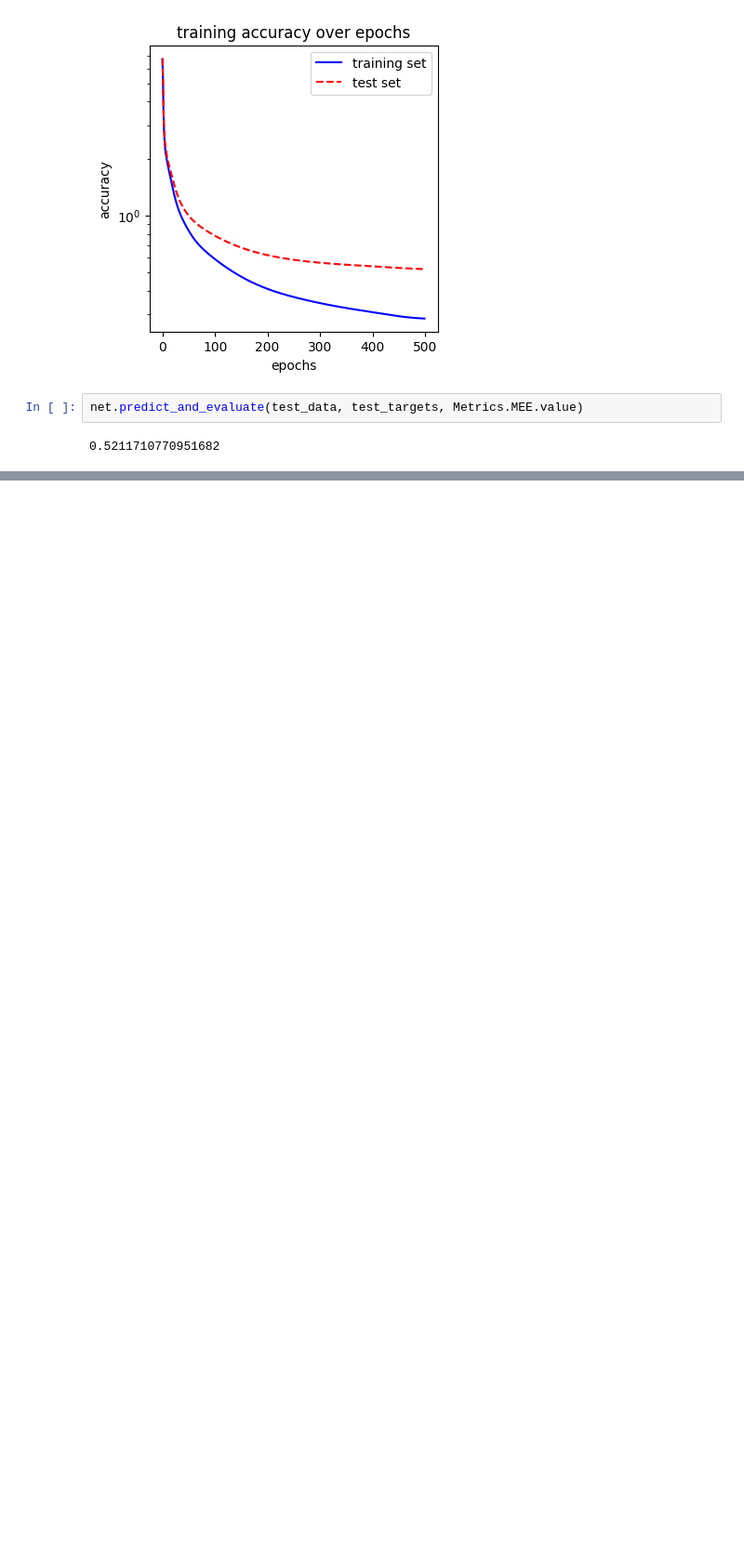
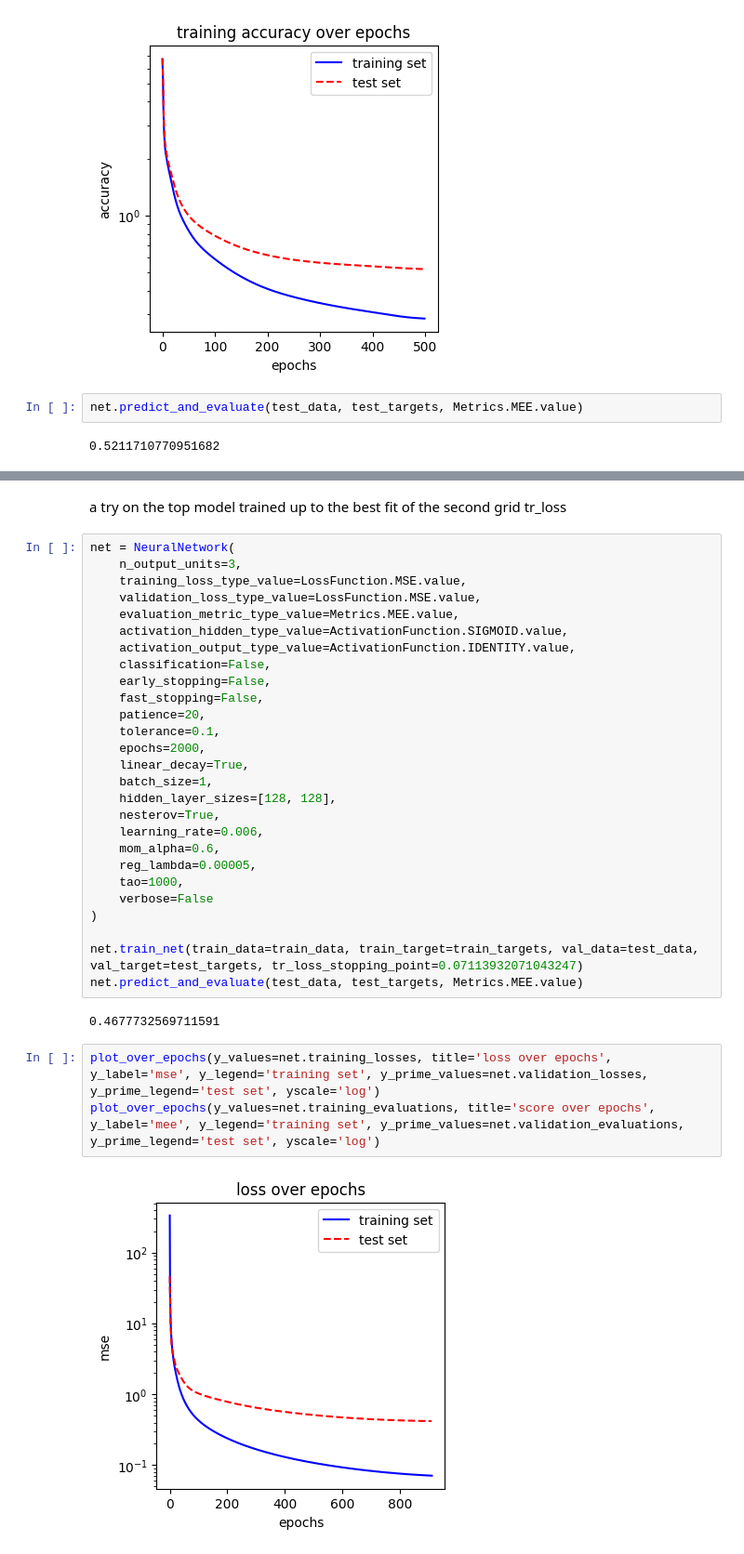
Before and after one commit to nicolapitzalis/Fully-Connected-NN-Implementation, a Jupyter notebook: ml_cup.ipynb, the cells around one changed output, grey strips where cells are left out. Shown at 93% size. Drawn from its saved outputs; the diff is of its cells as text; blank space fills up the shorter version.

```diff
--- a/ml_cup.ipynb
+++ b/ml_cup.ipynb
@@ -303,0 +348,36 @@ net.predict_and_evaluate(test_data, test_targets, Metrics.MEE.value)
+# %% [markdown]
+a try on the top model trained up to the best fit of the second grid tr_loss
+# %%
+net = NeuralNetwork(
+    n_output_units=3,
+    training_loss_type_value=LossFunction.MSE.value,
+    validation_loss_type_value=LossFunction.MSE.value,
+    evaluation_metric_type_value=Metrics.MEE.value,
+    activation_hidden_type_value=ActivationFunction.SIGMOID.value,
+    activation_output_type_value=ActivationFunction.IDENTITY.value,
+    classification=False,
+    early_stopping=False,
+    fast_stopping=False,
+    patience=20,
+    tolerance=0.1,
+    epochs=2000,
+    linear_decay=True,
+    batch_size=1,
+    hidden_layer_sizes=[128, 128],
+    nesterov=True,
+    learning_rate=0.006,
+    mom_alpha=0.6,
+    reg_lambda=0.00005,
+    tao=1000,
+    verbose=False
+)
+
+net.train_net(train_data=train_data, train_target=train_targets, val_data=test_data, val_target=test_targets, tr_loss_stopping_point=0.07113932071043247)
+net.predict_and_evaluate(test_data, test_targets, Metrics.MEE.value)
+# %% [output]
+0.4677732569711591
+# %%
+plot_over_epochs(y_values=net.training_losses, title='loss over epochs', y_label='mse', y_legend='training set', y_prime_values=net.validation_losses, y_prime_legend='test set', yscale='log')
+plot_over_epochs(y_values=net.training_evaluations, title='score over epochs', y_label='mee', y_legend='training set', y_prime_values=net.validation_evaluations, y_prime_legend='test set', yscale='log')
+# %% [output]
+[figure, added]
```
Also changed, not shown: parts of 26 cells of this notebook, 3 other files.
